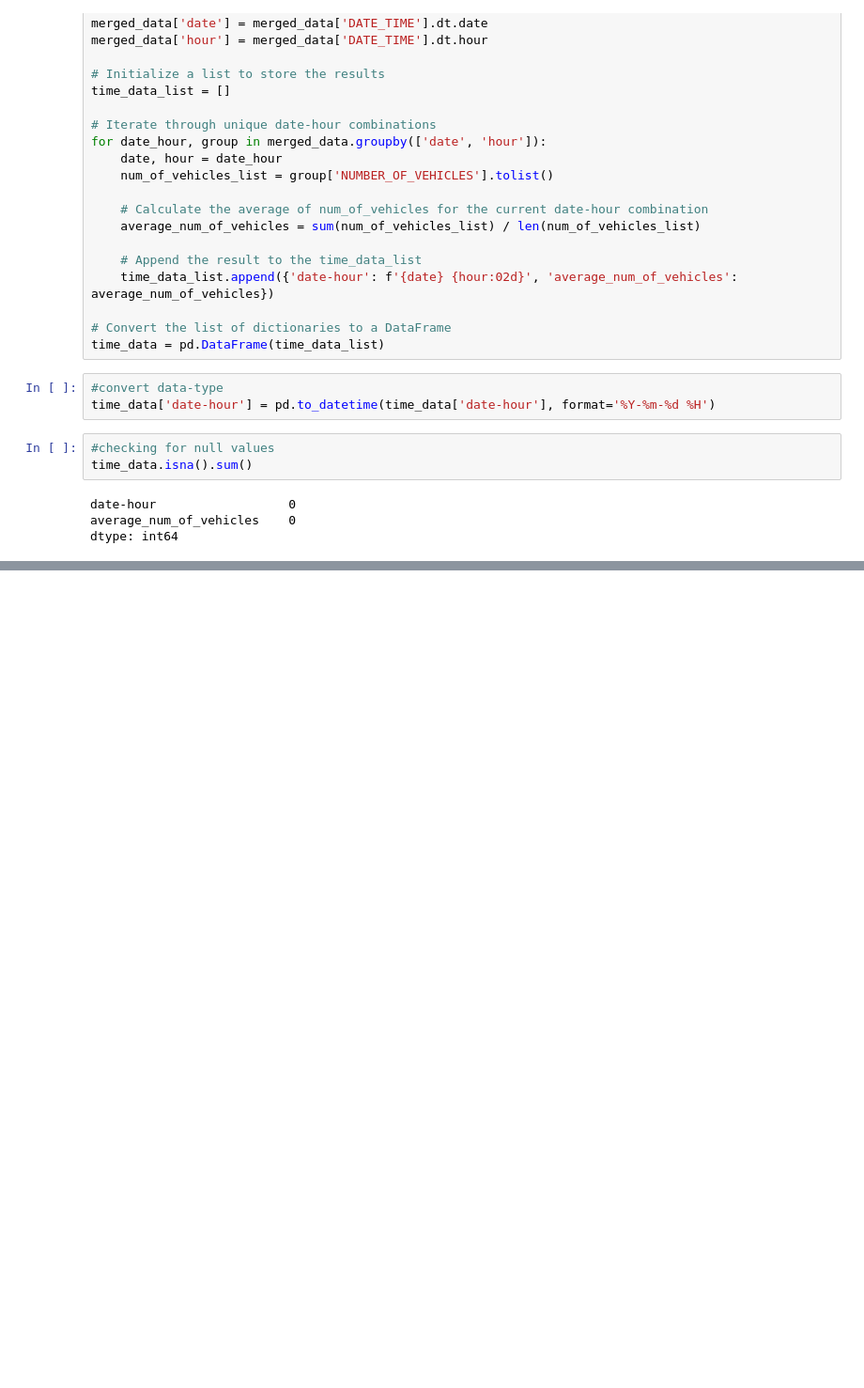
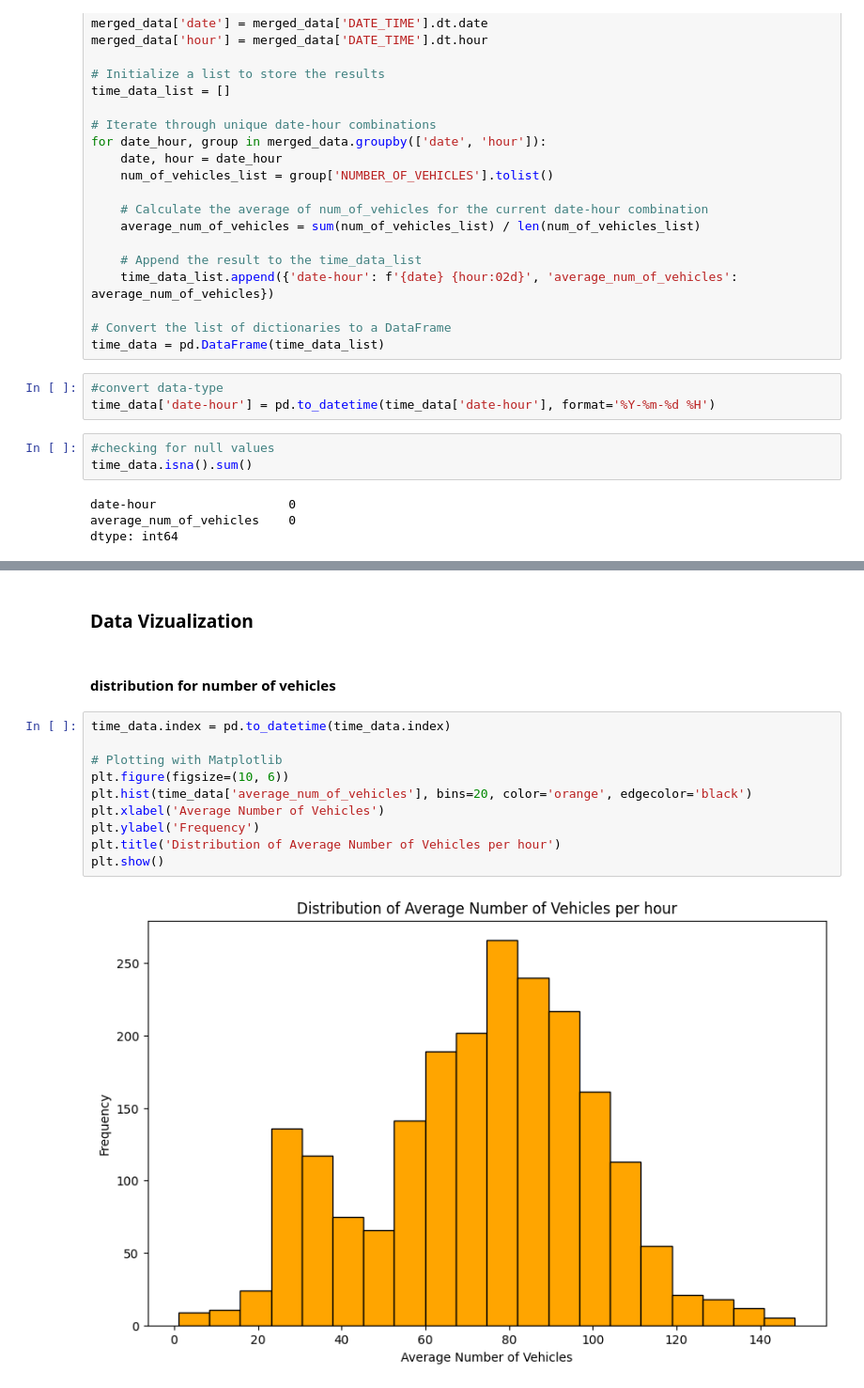
Before and after one commit to isilberfin/traffic-flow-prediction, a Jupyter notebook: flow_prediction.ipynb, the cells around one changed output, grey strips where cells are left out. Shown at 94% size. Drawn from its saved outputs; the diff is of its cells as text; blank space fills up the shorter version.

```diff
--- a/flow_prediction.ipynb
+++ b/flow_prediction.ipynb
@@ -102,0 +76,16 @@ plt.show()
+# %% [markdown]
+### Data Vizualization
+# %% [markdown]
+#### distribution for number of vehicles
+# %%
+time_data.index = pd.to_datetime(time_data.index)
+
+# Plotting with Matplotlib
+plt.figure(figsize=(10, 6))
+plt.hist(time_data['average_num_of_vehicles'], bins=20, color='orange', edgecolor='black')
+plt.xlabel('Average Number of Vehicles')
+plt.ylabel('Frequency')
+plt.title('Distribution of Average Number of Vehicles per hour')
+plt.show()
+# %% [output]
+[figure, added]
```
Also changed, not shown: parts of 27 cells of this notebook, 2 other files.
